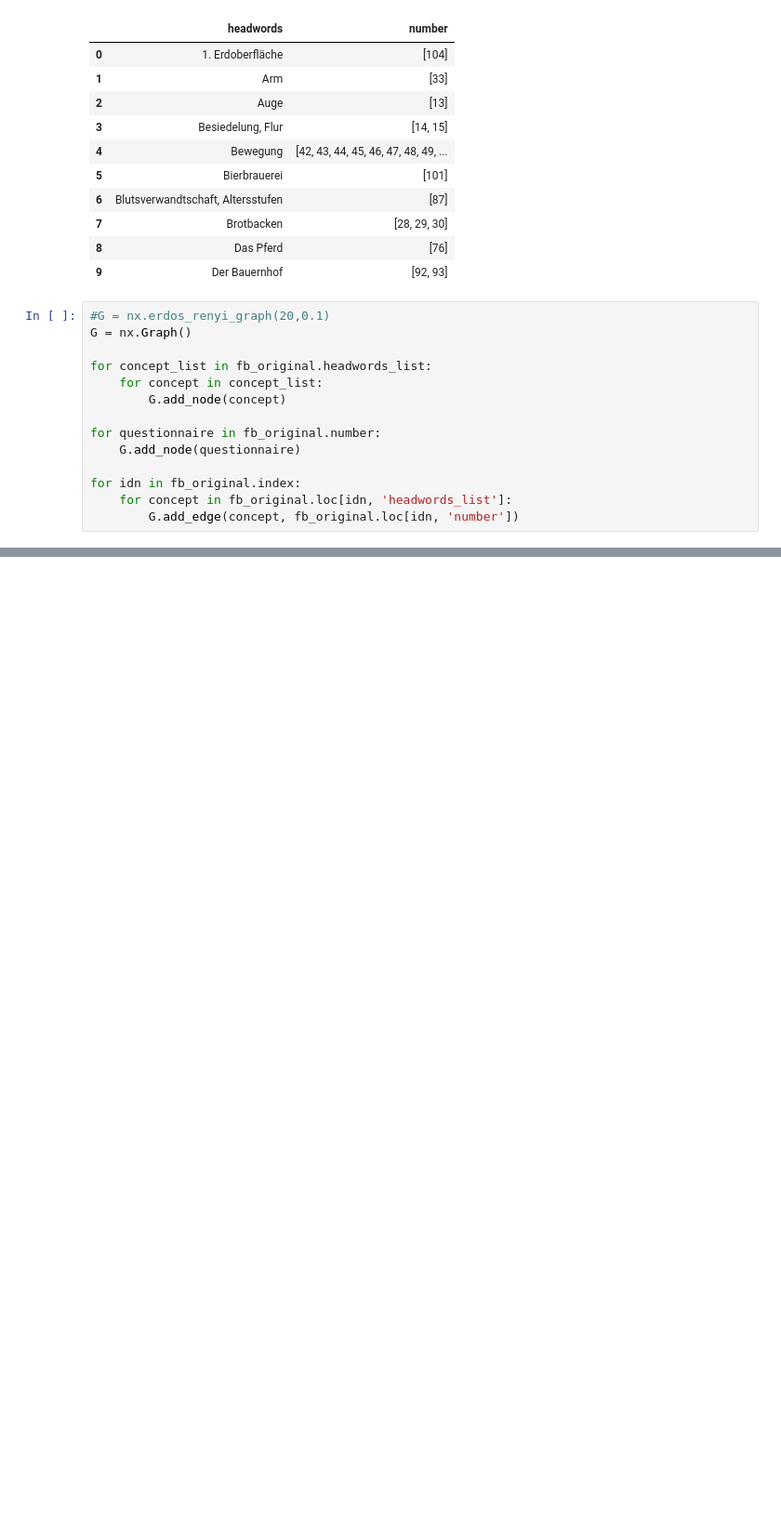
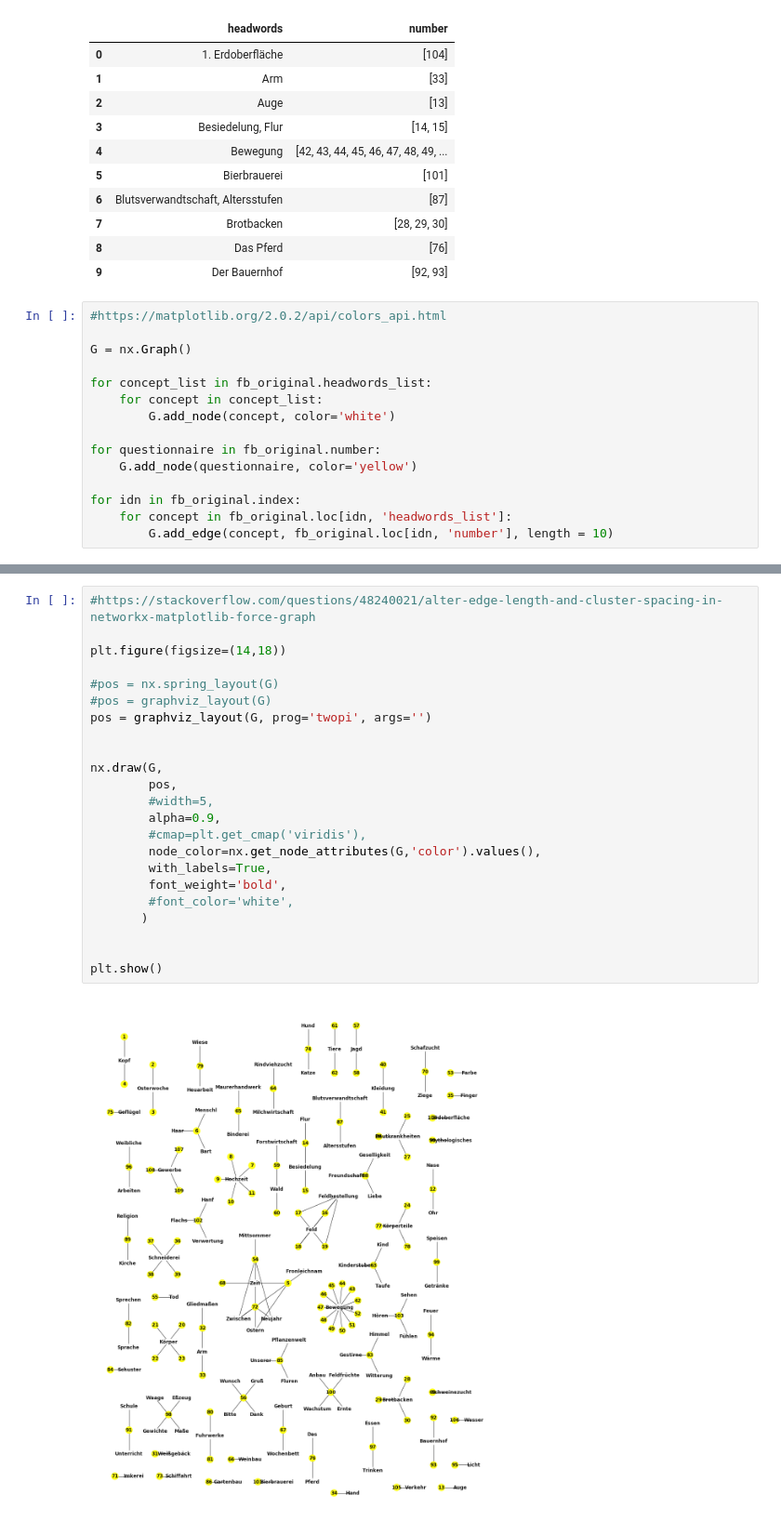
Before and after one commit to acdh-oeaw/exploreAT-Concepts, a Jupyter notebook: concepts.ipynb, the cells around one changed output, grey strips where cells are left out. Shown at 93% size. Drawn from its saved outputs; the diff is of its cells as text; blank space fills up the shorter version.

```diff
--- a/concepts.ipynb
+++ b/concepts.ipynb
@@ -173,17 +176,18 @@ fb_original.groupby("headwords")["number"].apply(lambda group_series: group_seri
 | 8 | Das Pferd | [76] |
 | 9 | Der Bauernhof | [92, 93] |
 # %%
-#G = nx.erdos_renyi_graph(20,0.1)
+#https://matplotlib.org/2.0.2/api/colors_api.html
+
 G = nx.Graph()
 
 for concept_list in fb_original.headwords_list:
     for concept in concept_list:
-        G.add_node(concept)
+        G.add_node(concept, color='white')
 
 for questionnaire in fb_original.number:
-    G.add_node(questionnaire)
+    G.add_node(questionnaire, color='yellow')
 
 for idn in fb_original.index:
     for concept in fb_original.loc[idn, 'headwords_list']:
-        G.add_edge(concept, fb_original.loc[idn, 'number'])
+        G.add_edge(concept, fb_original.loc[idn, 'number'], length = 10)
 # %%
@@ -201,0 +198,25 @@ nx.draw(G, with_labels=True) #, font_weight='bold')
+# %%
+#https://stackoverflow.com/questions/48240021/alter-edge-length-and-cluster-spacing-in-networkx-matplotlib-force-graph
+
+plt.figure(figsize=(14,18))
+
+#pos = nx.spring_layout(G)
+#pos = graphviz_layout(G)
+pos = graphviz_layout(G, prog='twopi', args='')
+
+
+nx.draw(G,
+        pos,
+        #width=5,
+        alpha=0.9,
+        #cmap=plt.get_cmap('viridis'),
+        node_color=nx.get_node_attributes(G,'color').values(),
+        with_labels=True,
+        font_weight='bold',
+        #font_color='white',
+       )
+
+
+plt.show()
+# %% [output]
+[figure, added]
```
Also changed, not shown: parts of 26 cells of this notebook.
